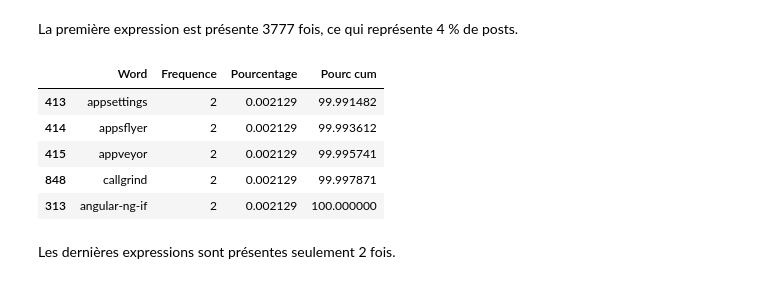
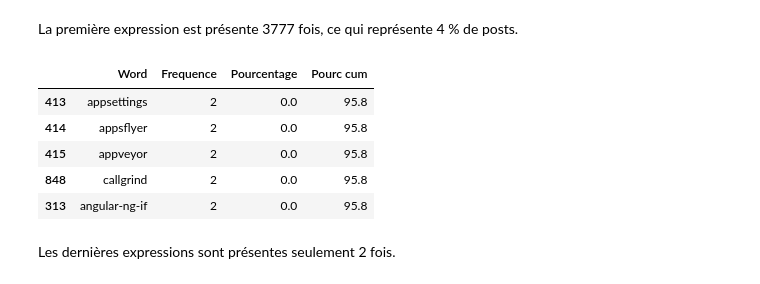
Before and after one commit to Lenka-St/Projet5, a Jupyter notebook: Notebook1_Analyse_exploratoire.ipynb, the cells around one changed output. Drawn from its saved outputs; the diff is of its cells as text; code cells hidden in the pictures.

```diff
--- a/Notebook1_Analyse_exploratoire.ipynb
+++ b/Notebook1_Analyse_exploratoire.ipynb
@@ -2455,0 +2444,6 @@ plt.show()
+# %%
+freq_all_tags_bow = DataFrame(zip(y_train_vocab_bow, y_train_dist_bow))
+freq_all_tags_bow.rename({0:'Word', 1:'Frequence'}, axis = 1, inplace = True)
+freq_all_tags_bow.sort_values(['Frequence'], inplace = True, ascending=False)
+freq_all_tags_bow['Pourcentage'] = round(freq_all_tags_bow['Frequence']*100/sum(freq_all_tags_bow['Frequence']),2)
+freq_all_tags_bow[:50]
@@ -2499,0 +2498,3 @@ freq_target_bow.head()
+# %%
+freq_all_tags_bow['Pourc cum'] = freq_all_tags_bow['Pourcentage'].cumsum()
+freq_all_tags_bow.head()
@@ -2500,14 +2508,14 @@ freq_target_bow.head()
 # %% [markdown]
 La première expression est présente 3777 fois, ce qui représente 4 % de posts.
 # %%
-freq_target_bow.tail()
+freq_all_tags_bow.tail()
 # %% [output]
 |  | Word | Frequence | Pourcentage | Pourc cum |
-| 413 | appsettings | 2 | 0.002129 | 99.991482 |
-| 414 | appsflyer | 2 | 0.002129 | 99.993612 |
-| 415 | appveyor | 2 | 0.002129 | 99.995741 |
-| 848 | callgrind | 2 | 0.002129 | 99.997871 |
-| 313 | angular-ng-if | 2 | 0.002129 | 100.000000 |
+| 413 | appsettings | 2 | 0.0 | 95.8 |
+| 414 | appsflyer | 2 | 0.0 | 95.8 |
+| 415 | appveyor | 2 | 0.0 | 95.8 |
+| 848 | callgrind | 2 | 0.0 | 95.8 |
+| 313 | angular-ng-if | 2 | 0.0 | 95.8 |
 # %% [markdown]
 Les dernières expressions sont présentes seulement 2 fois.
 # %%
```
Also changed, not shown: parts of 49 cells of this notebook.
